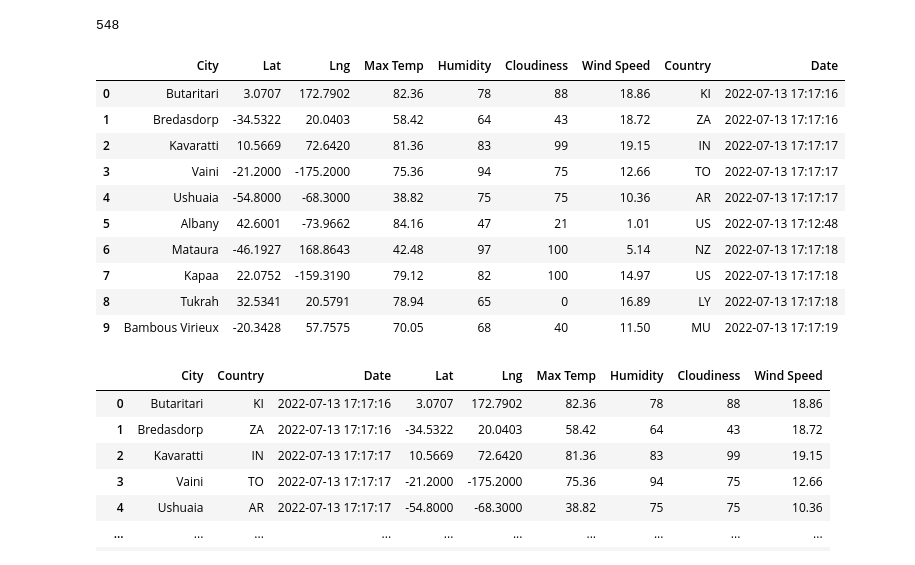
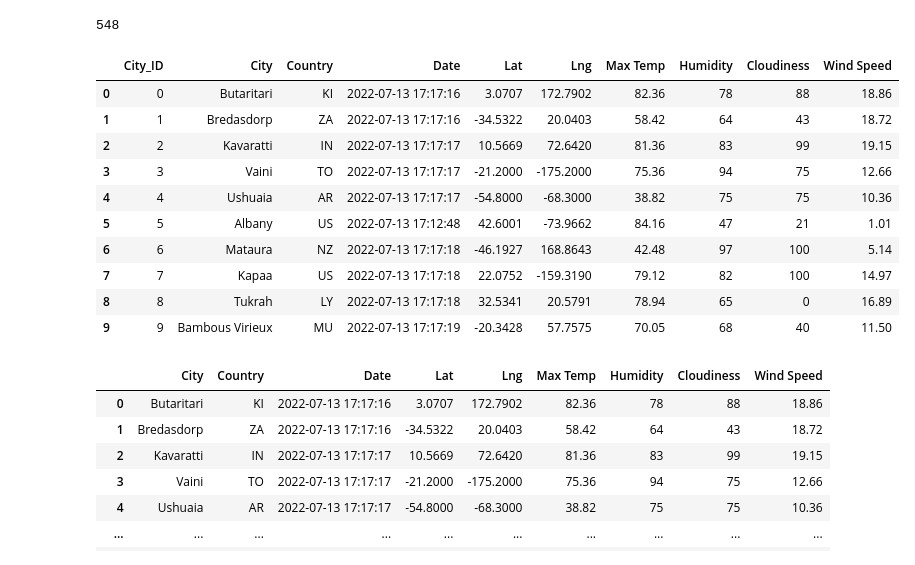
Before and after one commit to macdkw89/World_Weather_Analysis, a Jupyter notebook: WeatherPy.ipynb, the cells around one changed output. Cells and saved outputs as stored; diff of their text form; code cells hidden in the pictures.

```diff
--- a/WeatherPy.ipynb
+++ b/WeatherPy.ipynb
@@ -265,20 +265,20 @@ len(city_data)
 548
 # %%
 # Convert the array of dictionaries to a Pandas DataFrame.
-city_data_df = pd.DataFrame(city_data)
+city_data_df = pd.read_csv("weather_data/cities.csv")
 city_data_df.head(10)
 # %% [output]
-|  | City | Lat | Lng | Max Temp | Humidity | Cloudiness | Wind Speed | Country | Date |
-| 0 | Butaritari | 3.0707 | 172.7902 | 82.36 | 78 | 88 | 18.86 | KI | 2022-07-13 17:17:16 |
-| 1 | Bredasdorp | -34.5322 | 20.0403 | 58.42 | 64 | 43 | 18.72 | ZA | 2022-07-13 17:17:16 |
-| 2 | Kavaratti | 10.5669 | 72.6420 | 81.36 | 83 | 99 | 19.15 | IN | 2022-07-13 17:17:17 |
-| 3 | Vaini | -21.2000 | -175.2000 | 75.36 | 94 | 75 | 12.66 | TO | 2022-07-13 17:17:17 |
-| 4 | Ushuaia | -54.8000 | -68.3000 | 38.82 | 75 | 75 | 10.36 | AR | 2022-07-13 17:17:17 |
-| 5 | Albany | 42.6001 | -73.9662 | 84.16 | 47 | 21 | 1.01 | US | 2022-07-13 17:12:48 |
-| 6 | Mataura | -46.1927 | 168.8643 | 42.48 | 97 | 100 | 5.14 | NZ | 2022-07-13 17:17:18 |
-| 7 | Kapaa | 22.0752 | -159.3190 | 79.12 | 82 | 100 | 14.97 | US | 2022-07-13 17:17:18 |
-| 8 | Tukrah | 32.5341 | 20.5791 | 78.94 | 65 | 0 | 16.89 | LY | 2022-07-13 17:17:18 |
-| 9 | Bambous Virieux | -20.3428 | 57.7575 | 70.05 | 68 | 40 | 11.50 | MU | 2022-07-13 17:17:19 |
+|  | City_ID | City | Country | Date | Lat | Lng | Max Temp | Humidity | Cloudiness | Wind Speed |
+| 0 | 0 | Butaritari | KI | 2022-07-13 17:17:16 | 3.0707 | 172.7902 | 82.36 | 78 | 88 | 18.86 |
+| 1 | 1 | Bredasdorp | ZA | 2022-07-13 17:17:16 | -34.5322 | 20.0403 | 58.42 | 64 | 43 | 18.72 |
+| 2 | 2 | Kavaratti | IN | 2022-07-13 17:17:17 | 10.5669 | 72.6420 | 81.36 | 83 | 99 | 19.15 |
+| 3 | 3 | Vaini | TO | 2022-07-13 17:17:17 | -21.2000 | -175.2000 | 75.36 | 94 | 75 | 12.66 |
+| 4 | 4 | Ushuaia | AR | 2022-07-13 17:17:17 | -54.8000 | -68.3000 | 38.82 | 75 | 75 | 10.36 |
+| 5 | 5 | Albany | US | 2022-07-13 17:12:48 | 42.6001 | -73.9662 | 84.16 | 47 | 21 | 1.01 |
+| 6 | 6 | Mataura | NZ | 2022-07-13 17:17:18 | -46.1927 | 168.8643 | 42.48 | 97 | 100 | 5.14 |
+| 7 | 7 | Kapaa | US | 2022-07-13 17:17:18 | 22.0752 | -159.3190 | 79.12 | 82 | 100 | 14.97 |
+| 8 | 8 | Tukrah | LY | 2022-07-13 17:17:18 | 32.5341 | 20.5791 | 78.94 | 65 | 0 | 16.89 |
+| 9 | 9 | Bambous Virieux | MU | 2022-07-13 17:17:19 | -20.3428 | 57.7575 | 70.05 | 68 | 40 | 11.50 |
 # %%
 new_column_order = ['City', 'Country', 'Date', 'Lat', 'Lng', 'Max Temp', 'Humidity', 'Cloudiness', 'Wind Speed']
 city_data_df = city_data_df[new_column_order]
```
Also changed, not shown: 2 other files.
